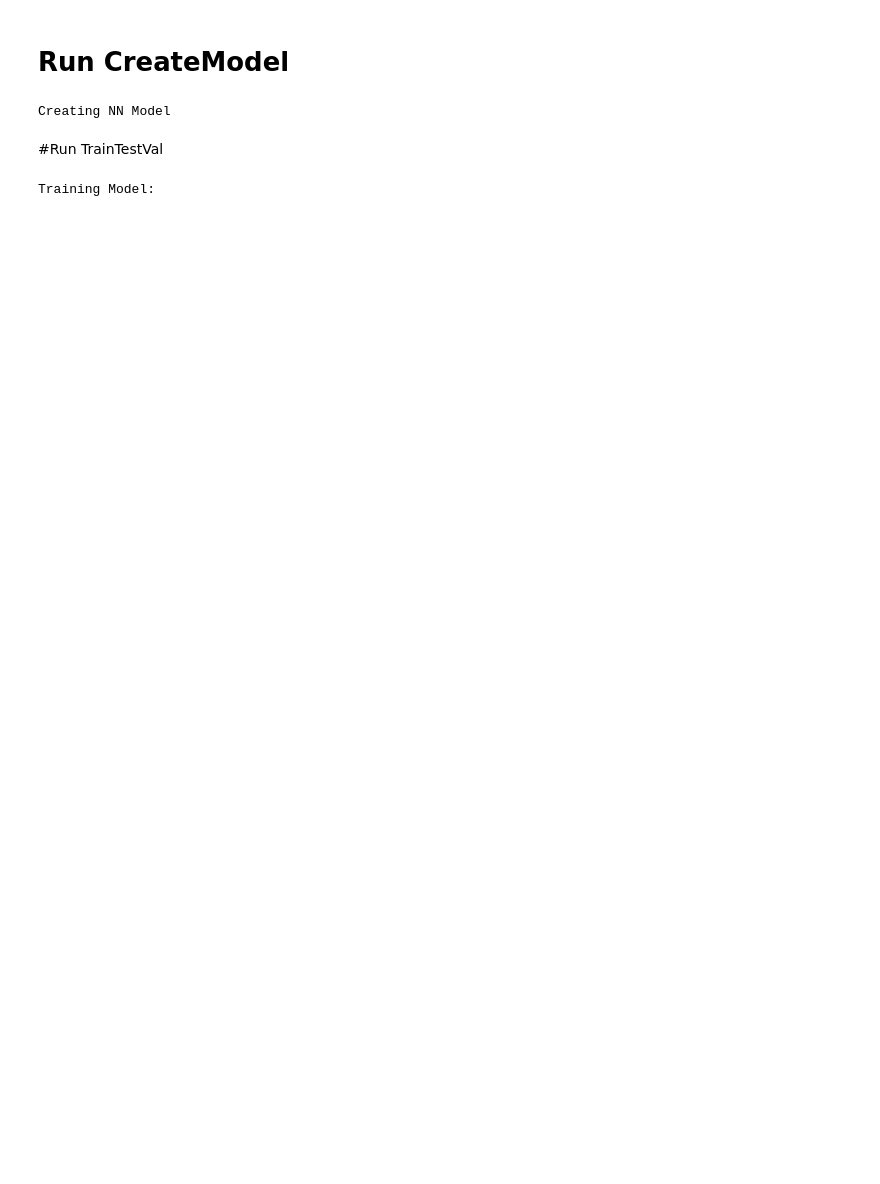
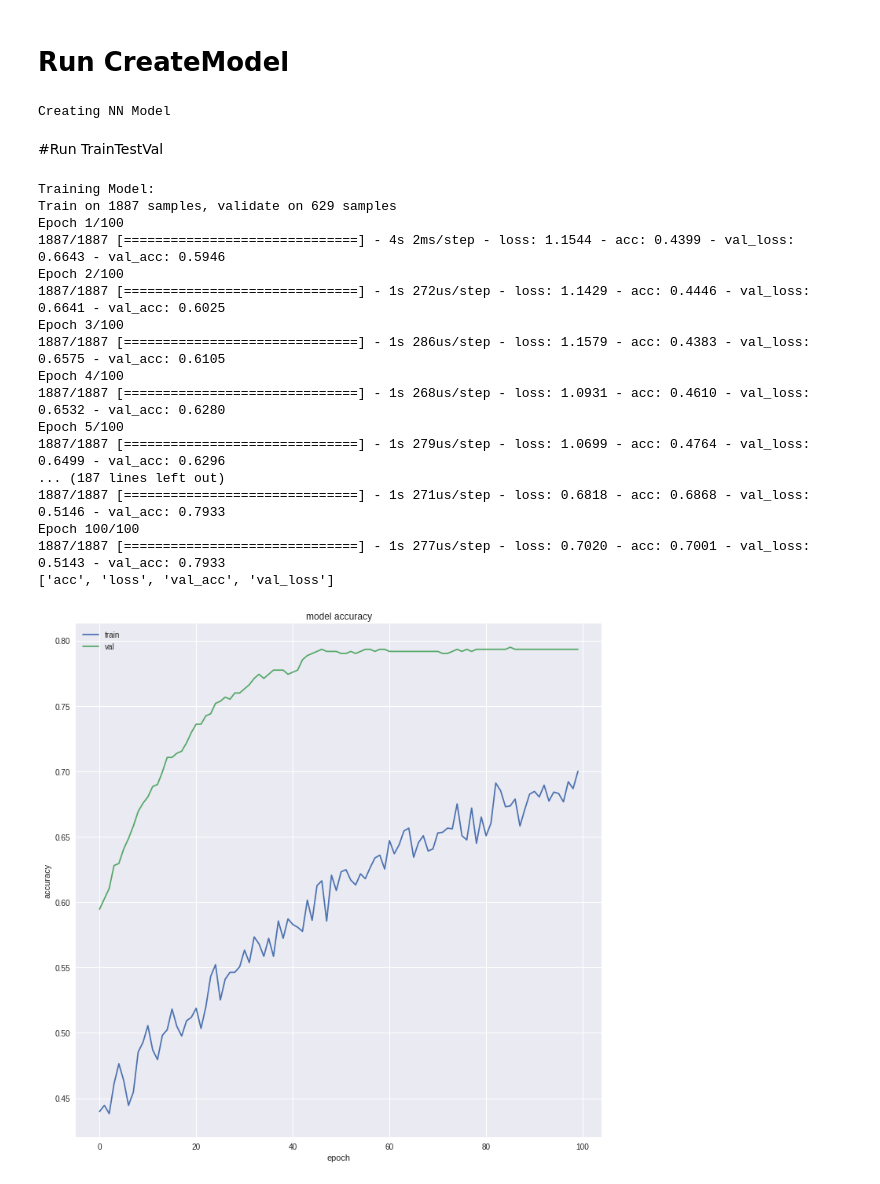
Before and after one commit to kylemath/DeepEEG, a Jupyter notebook: notebooks/DeepEEG.ipynb, the cells around one changed output. Cells and saved outputs as stored; diff of their text form; code cells hidden in the pictures; blank space fills up the shorter version.

```diff
--- a/notebooks/DeepEEG.ipynb
+++ b/notebooks/DeepEEG.ipynb
@@ -332,15 +347,21 @@ def CreateModel(input_shape,num_classes,model_type='NN',batch_size=1):
     model = Sequential()
     model.add(Flatten())
 
-    model.add(Dense(32))
+    model.add(Dense(128))
     model.add(BatchNormalization())
     model.add(Activation('relu'))
-    model.add(Dropout(.20))
+    model.add(Dropout(.50))
 
-    model.add(Dense(16))
+    model.add(Dense(128))
     model.add(BatchNormalization())
     model.add(Activation('relu'))
-    model.add(Dropout(.20))
+    model.add(Dropout(.50))
+
+    model.add(Dense(128))
+    model.add(BatchNormalization())
+    model.add(Activation('relu'))
+    model.add(Dropout(.50))
+
 
     model.add(Dense(num_classes, activation='softmax'))
 
@@ -368,11 +389,9 @@ def CreateModel(input_shape,num_classes,model_type='NN',batch_size=1):
     decoder = Model(encoded_input, decoder_layer(encoded_input))
     model.compile(optimizer='adadelta', loss='binary_crossentropy')
 
-
-
   if model_type != 'AUTO':
     # initiate adam optimizer
-    opt = keras.optimizers.Adam(lr=0.001, beta_1=0.9, beta_2=0.999,
+    opt = keras.optimizers.Adam(lr=0.00001, beta_1=0.9, beta_2=0.999,
                                 epsilon=None, decay=0.0, amsgrad=False)
     # Let's train the model using RMSprop
     model.compile(loss='binary_crossentropy',
@@ -579,7 +598,7 @@ Event IDs: [  1   2   3   4   5   6   7   9  10  11  13  15 255]
 # %%
 x_train, x_test, x_val, y_train, y_test, y_val, input_shape, num_classes, class_weights = FeatureEngineer( epochs,
                     frequency_domain=0,
-                    normalization=False,
+                    normalization=True,
                     wavelet_decim=1,flims=(2,30),
                     f_bins=20,wave_cycles=3,
                     spect_baseline=[-1,-.5],
@@ -603,7 +624,7 @@ Class Weights: [0.63274725 2.38327815]
 # Run CreateModel
 # %%
 model = CreateModel(input_shape,num_classes,
-                    model_type='NN', batch_size = 32)
+                    model_type='NN', batch_size = 64)
 # %% [output]
 Creating NN Model
 # %% [markdown]
@@ -611,8 +632,25 @@ Creating NN Model
 # %%
 traintestval(model, class_weights,
              x_train,x_test,x_val,
              y_train,y_test,y_val,
-             batch_size=32,train_epochs=20,
+             batch_size=64,train_epochs=100,
              model_type='NN')
 # %% [output]
 Training Model:
+Train on 1887 samples, validate on 629 samples
+Epoch 1/100
+1887/1887 [==============================] - 4s 2ms/step - loss: 1.1544 - acc: 0.4399 - val_loss: 0.6643 - val_acc: 0.5946
+Epoch 2/100
+1887/1887 [==============================] - 1s 272us/step - loss: 1.1429 - acc: 0.4446 - val_loss: 0.6641 - val_acc: 0.6025
+Epoch 3/100
+1887/1887 [==============================] - 1s 286us/step - loss: 1.1579 - acc: 0.4383 - val_loss: 0.6575 - val_acc: 0.6105
+Epoch 4/100
+1887/1887 [==============================] - 1s 268us/step - loss: 1.0931 - acc: 0.4610 - val_loss: 0.6532 - val_acc: 0.6280
+Epoch 5/100
+1887/1887 [==============================] - 1s 279us/step - loss: 1.0699 - acc: 0.4764 - val_loss: 0.6499 - val_acc: 0.6296
+... (187 lines left out)
+1887/1887 [==============================] - 1s 271us/step - loss: 0.6818 - acc: 0.6868 - val_loss: 0.5146 - val_acc: 0.7933
+Epoch 100/100
+1887/1887 [==============================] - 1s 277us/step - loss: 0.7020 - acc: 0.7001 - val_loss: 0.5143 - val_acc: 0.7933
+['acc', 'loss', 'val_acc', 'val_loss']
+[figure, added]
```
Also changed, not shown: parts of 4 cells of this notebook.
